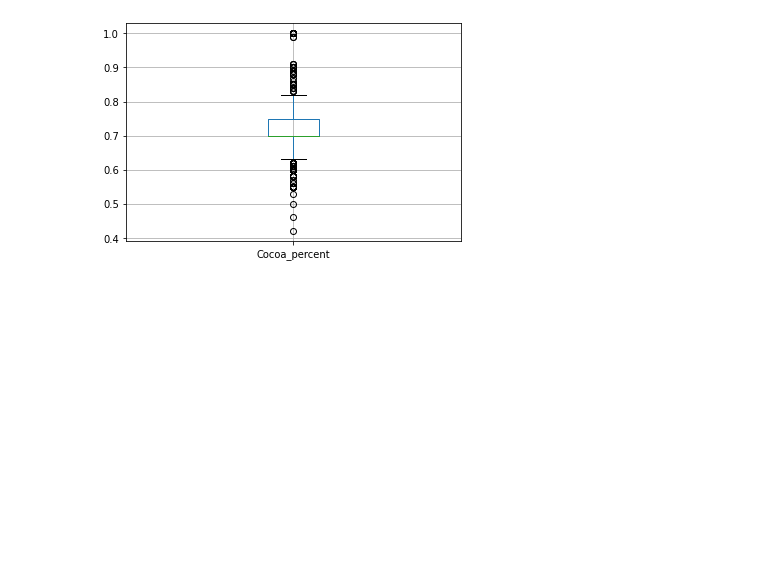
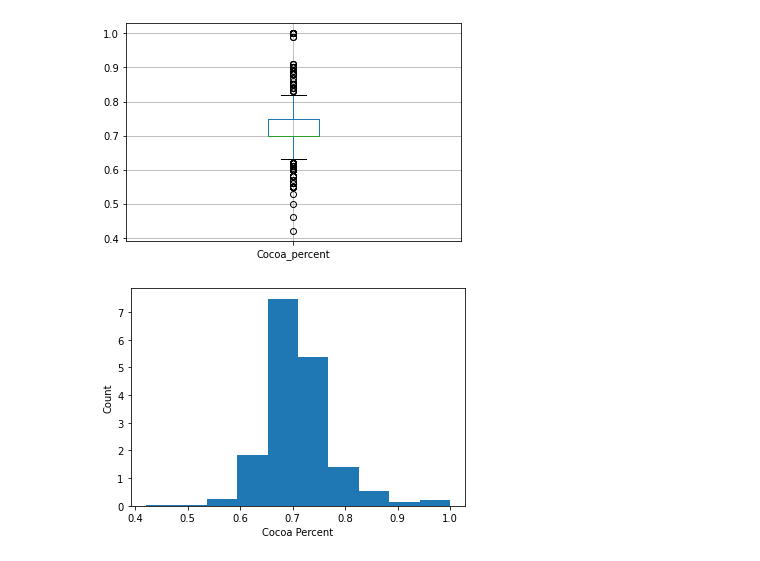
Before and after one commit to thinkinchicken/Project-2, a Jupyter notebook: Project_2.ipynb, the cells around one changed output. Drawn from its saved outputs; the diff is of its cells as text; code cells hidden in the pictures; blank space fills up the shorter version.

```diff
--- a/Project_2.ipynb
+++ b/Project_2.ipynb
@@ -388,3 +388,10 @@ df.boxplot(['Cocoa_percent'])
 # %% [output]
 <matplotlib.axes._subplots.AxesSubplot at 0x...>
 [figure]
+# %%
+#Plotting a histogram to see the distribution of the Cocoa percentage also. Looks relatively normal
+plt.hist(df['Cocoa_percent'], density=True)
+plt.ylabel('Count')
+plt.xlabel('Cocoa Percent');
+# %% [output]
+[figure, added]
```
